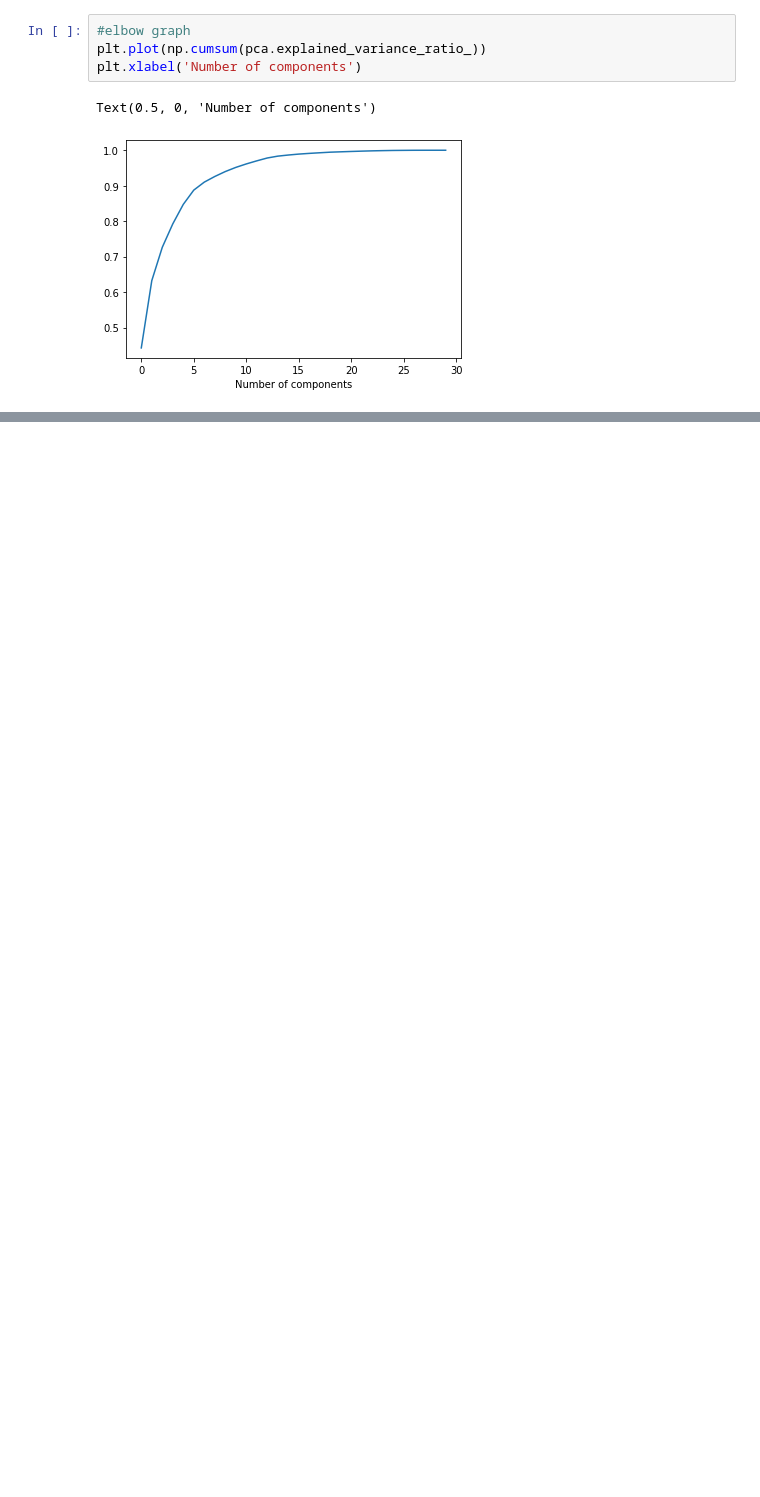
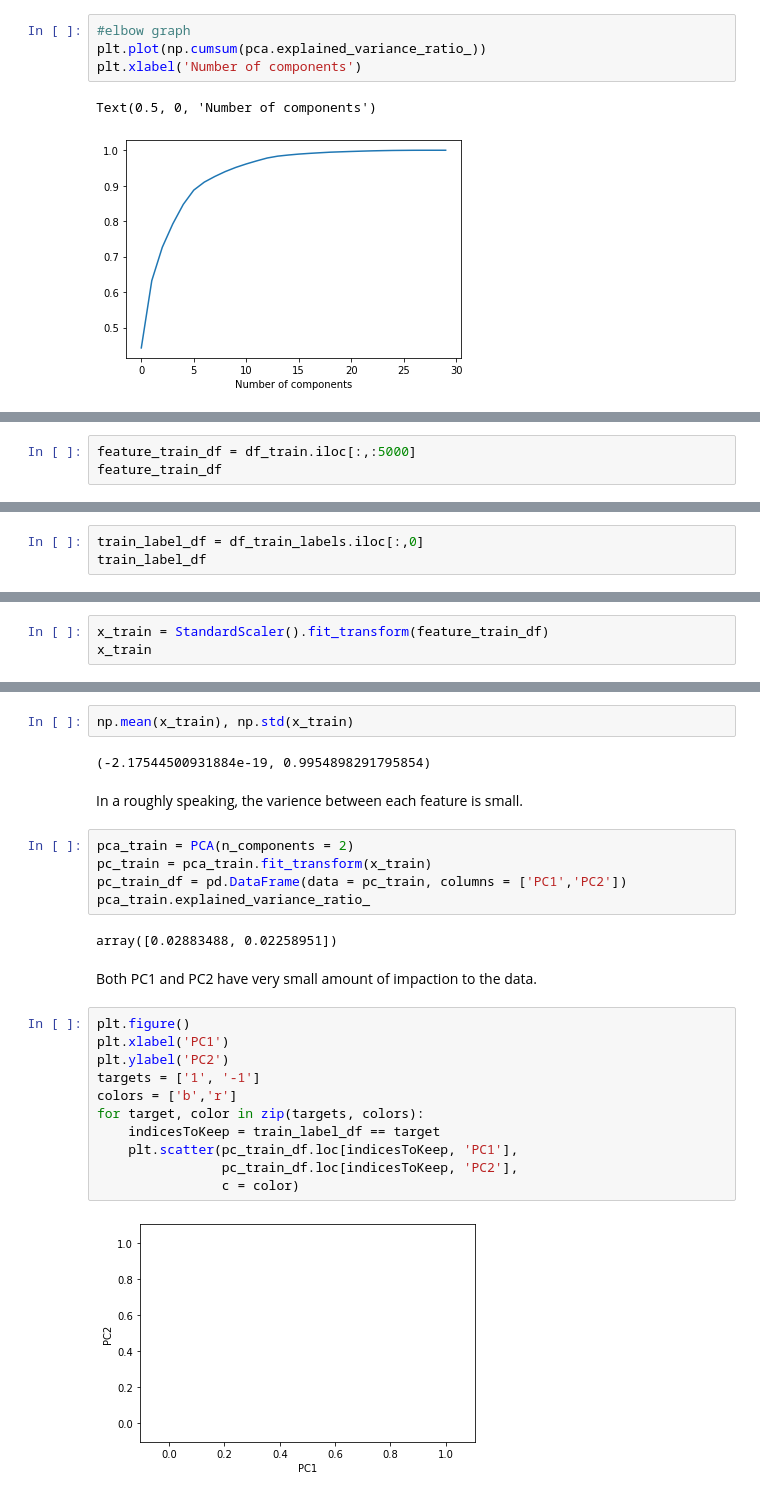
Before and after one commit to USF-CS-663-Spring-2020/lab-03-pca-eggchul, a Jupyter notebook: lab3.ipynb, the cells around one changed output, grey strips where cells are left out. Cells and saved outputs as stored; diff of their text form; blank space fills up the shorter version.

```diff
--- a/lab3.ipynb
+++ b/lab3.ipynb
@@ -188,0 +183,3 @@ df1.lines = gisette_labels
+# %%
+feature_train_df = df_train.iloc[:,:5000]
+feature_train_df
@@ -188,0 +200,3 @@ df1.lines = gisette_labels
+# %%
+train_label_df = df_train_labels.iloc[:,0]
+train_label_df
@@ -188,0 +216,3 @@ df1.lines = gisette_labels
+# %%
+x_train = StandardScaler().fit_transform(feature_train_df)
+x_train
@@ -188,0 +233,28 @@ df1.lines = gisette_labels
+# %%
+np.mean(x_train), np.std(x_train)
+# %% [output]
+(-2.17544500931884e-19, 0.9954898291795854)
+# %% [markdown]
+In a roughly speaking, the varience between each feature is small.
+# %%
+pca_train = PCA(n_components = 2)
+pc_train = pca_train.fit_transform(x_train)
+pc_train_df = pd.DataFrame(data = pc_train, columns = ['PC1','PC2'])
+pca_train.explained_variance_ratio_
+# %% [output]
+array([0.02883488, 0.02258951])
+# %% [markdown]
+Both PC1 and PC2 have very small amount of impaction to the data.
+# %%
+plt.figure()
+plt.xlabel('PC1')
+plt.ylabel('PC2')
+targets = ['1', '-1']
+colors = ['b','r']
+for target, color in zip(targets, colors):
+    indicesToKeep = train_label_df == target
+    plt.scatter(pc_train_df.loc[indicesToKeep, 'PC1'],
+                pc_train_df.loc[indicesToKeep, 'PC2'],
+                c = color)
+# %% [output]
+[figure, added]
```
Also changed, not shown: parts of 21 cells of this notebook.
